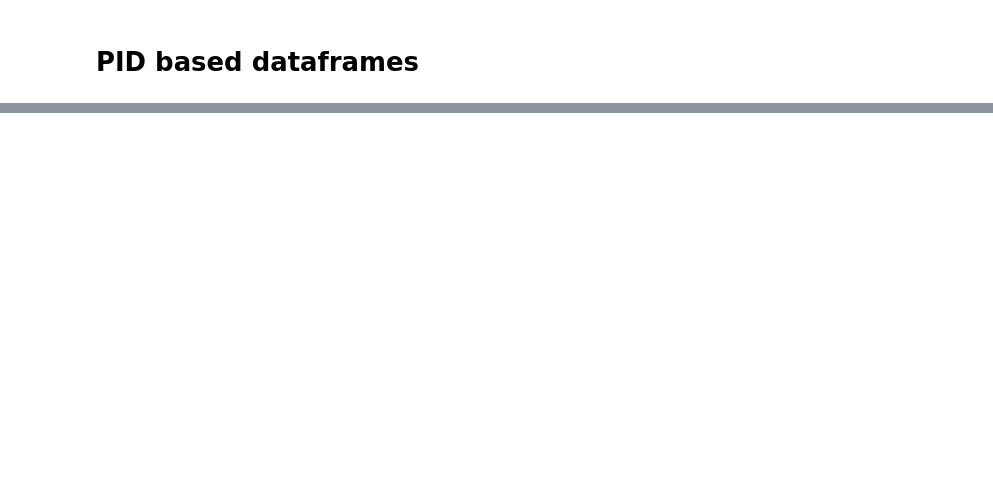
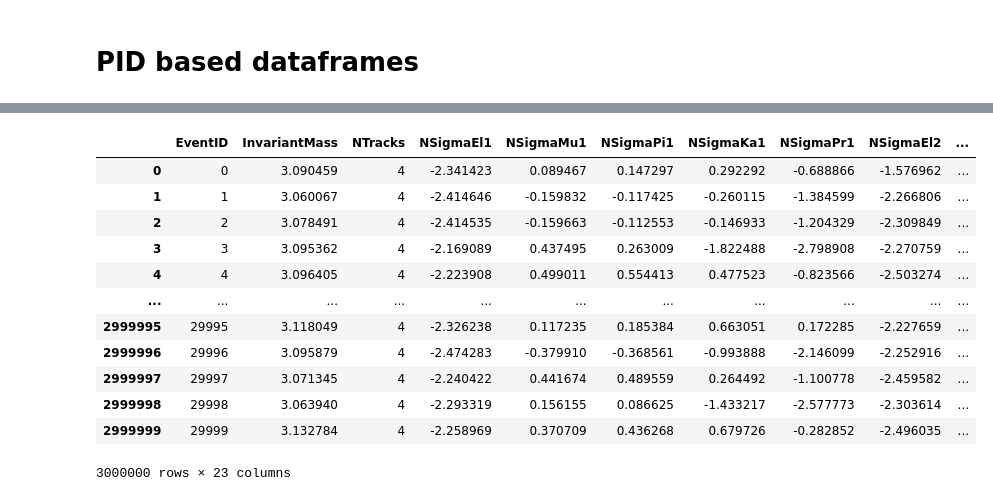
Before and after one commit to brianna5380/Anomalous-Particle-Detection, a Jupyter notebook: final_generator.ipynb, the cells around one changed output, grey strips where cells are left out. Saved outputs shown, nothing was run; the diff lists cells and outputs as text; code cells hidden in the pictures; blank space fills up the shorter version.

```diff
--- a/final_generator.ipynb
+++ b/final_generator.ipynb
@@ -5544,8 +5742,22 @@ for i in range(1, num_tracks2 + 1):
 # Reorder columns
 new_df_rho4pi = new_df_rho4pi[column_order]
 # %%
-new_df_rho4pi = pd.concat([new_df_rho4pi] * 1000, ignore_index=True) #30,000,000 events
+new_df_rho4pi = pd.concat([new_df_rho4pi] * 100, ignore_index=True) #30,000,000 events
 new_df_rho4pi
+# %% [output]
+|  | EventID | InvariantMass | NTracks | NSigmaEl1 | NSigmaMu1 | NSigmaPi1 | NSigmaKa1 | NSigmaPr1 | NSigmaEl2 | ... |
+| 0 | 0 | 3.090459 | 4 | -2.341423 | 0.089467 | 0.147297 | 0.292292 | -0.688866 | -1.576962 | ... |
+| 1 | 1 | 3.060067 | 4 | -2.414646 | -0.159832 | -0.117425 | -0.260115 | -1.384599 | -2.266806 | ... |
+| 2 | 2 | 3.078491 | 4 | -2.414535 | -0.159663 | -0.112553 | -0.146933 | -1.204329 | -2.309849 | ... |
+| 3 | 3 | 3.095362 | 4 | -2.169089 | 0.437495 | 0.263009 | -1.822488 | -2.798908 | -2.270759 | ... |
+| 4 | 4 | 3.096405 | 4 | -2.223908 | 0.499011 | 0.554413 | 0.477523 | -0.823566 | -2.503274 | ... |
+| ... | ... | ... | ... | ... | ... | ... | ... | ... | ... | ... |
+| 2999995 | 29995 | 3.118049 | 4 | -2.326238 | 0.117235 | 0.185384 | 0.663051 | 0.172285 | -2.227659 | ... |
+| 2999996 | 29996 | 3.095879 | 4 | -2.474283 | -0.379910 | -0.368561 | -0.993888 | -2.146099 | -2.252916 | ... |
+| 2999997 | 29997 | 3.071345 | 4 | -2.240422 | 0.441674 | 0.489559 | 0.264492 | -1.100778 | -2.459582 | ... |
+| 2999998 | 29998 | 3.063940 | 4 | -2.293319 | 0.156155 | 0.086625 | -1.433217 | -2.577773 | -2.303614 | ... |
+| 2999999 | 29999 | 3.132784 | 4 | -2.258969 | 0.370709 | 0.436268 | 0.679726 | -0.282852 | -2.496035 | ... |
+3000000 rows × 23 columns
 # %%
 training_df_with_invariant_mass_rho4pi
 
```
Also changed, not shown: parts of 115 cells of this notebook, 2 other files.
